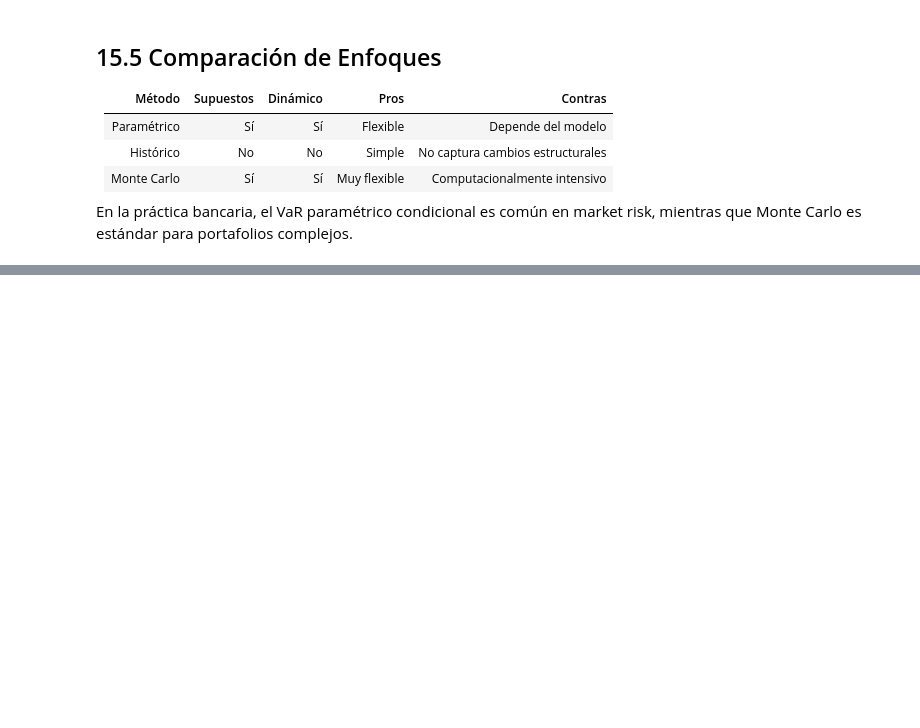
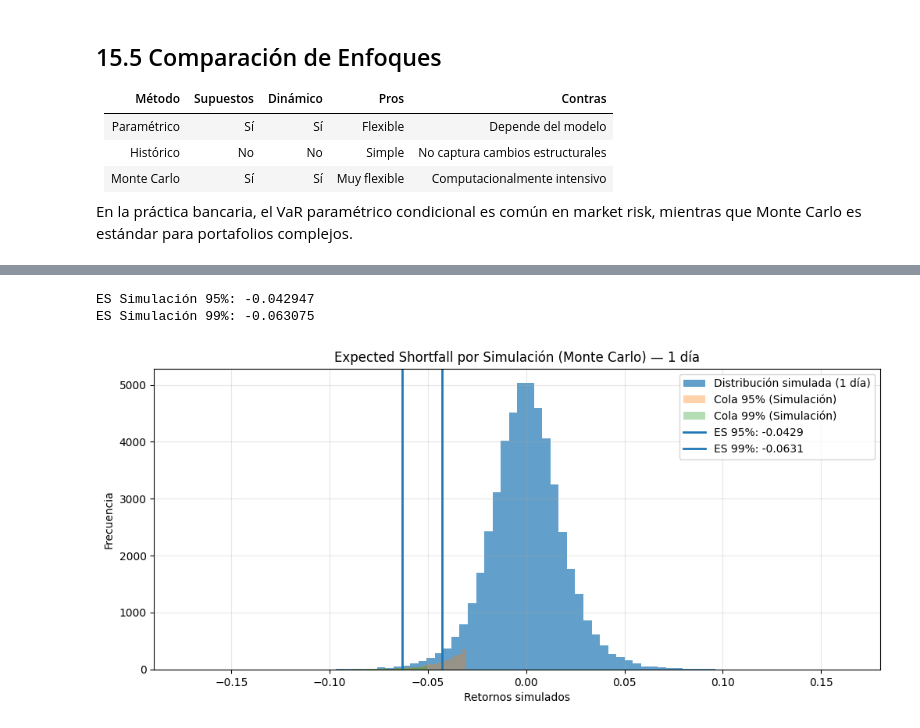
Before and after one commit to PabloLaraL/Volatility-Var-Modeling, a Jupyter notebook: notebook.ipynb, the cells around one changed output, grey strips where cells are left out. Saved outputs shown, nothing was run; the diff lists cells and outputs as text; code cells hidden in the pictures; blank space fills up the shorter version.

```diff
--- a/notebook.ipynb
+++ b/notebook.ipynb
@@ -1177,0 +1474,70 @@ VaR_99: Observadas=20 de 2773 | Tasa=0.0072 | Esperada=0.0100
+# %%
+# =============================
+# 17.4 ES por Simulación (Monte Carlo)
+# =============================
+
+# Niveles de confianza
+alpha_95 = 0.95
+alpha_99 = 0.99
+
+# Número de simulaciones
+N = 50000
+
+# ----------------------------
+# 1) Parámetros del día (último punto)
+# ----------------------------
+mu_t = float(df_var["mu"].iloc[-1])
+sigma_t = float(df_var["sigma"].iloc[-1])
+
+# Grados de libertad del modelo t
+nu = float(garch_res.params["nu"])
+if nu <= 2:
+    raise ValueError(f"nu debe ser > 2 para Var finita. nu={nu}")
+
+# ----------------------------
+# 2) Simulación de shocks t estandarizados a Var=1
+# ----------------------------
+scale = np.sqrt((nu - 2) / nu)        # estandarización var=1
+z = student_t.rvs(df=nu, size=N) * scale
+
+# Retornos simulados 1 día
+r_sim = mu_t + sigma_t * z
+
+# ----------------------------
+# 3) ES por simulación (cola izquierda)
+# ----------------------------
+q95 = np.quantile(r_sim, 1 - alpha_95)   # umbral cola 5%
+q99 = np.quantile(r_sim, 1 - alpha_99)   # umbral cola 1%
+
+tail_95 = r_sim[r_sim <= q95]
+tail_99 = r_sim[r_sim <= q99]
+
+es_95 = tail_95.mean()
+es_99 = tail_99.mean()
+
+print(f"ES Simulación 95%: {es_95:.6f}")
+print(f"ES Simulación 99%: {es_99:.6f}")
+
+# ----------------------------
+# 4) Visualización
+# ----------------------------
+plt.figure(figsize=(12,5))
+
+plt.hist(r_sim, bins=80, alpha=0.7, label="Distribución simulada (1 día)")
+
+plt.hist(tail_95, bins=80, alpha=0.35, label="Cola 95% (Simulación)")
+plt.hist(tail_99, bins=80, alpha=0.35, label="Cola 99% (Simulación)")
+
+plt.axvline(es_95, linewidth=2, label=f"ES 95%: {es_95:.4f}")
+plt.axvline(es_99, linewidth=2, label=f"ES 99%: {es_99:.4f}")
+
+plt.title("Expected Shortfall por Simulación (Monte Carlo) — 1 día")
+plt.xlabel("Retornos simulados")
+plt.ylabel("Frecuencia")
+plt.legend()
+plt.grid(alpha=0.3)
+plt.show()
+# %% [output]
+ES Simulación 95%: -0.042947
+ES Simulación 99%: -0.063075
+[figure, added]
```
Also changed, not shown: parts of 30 cells of this notebook.
